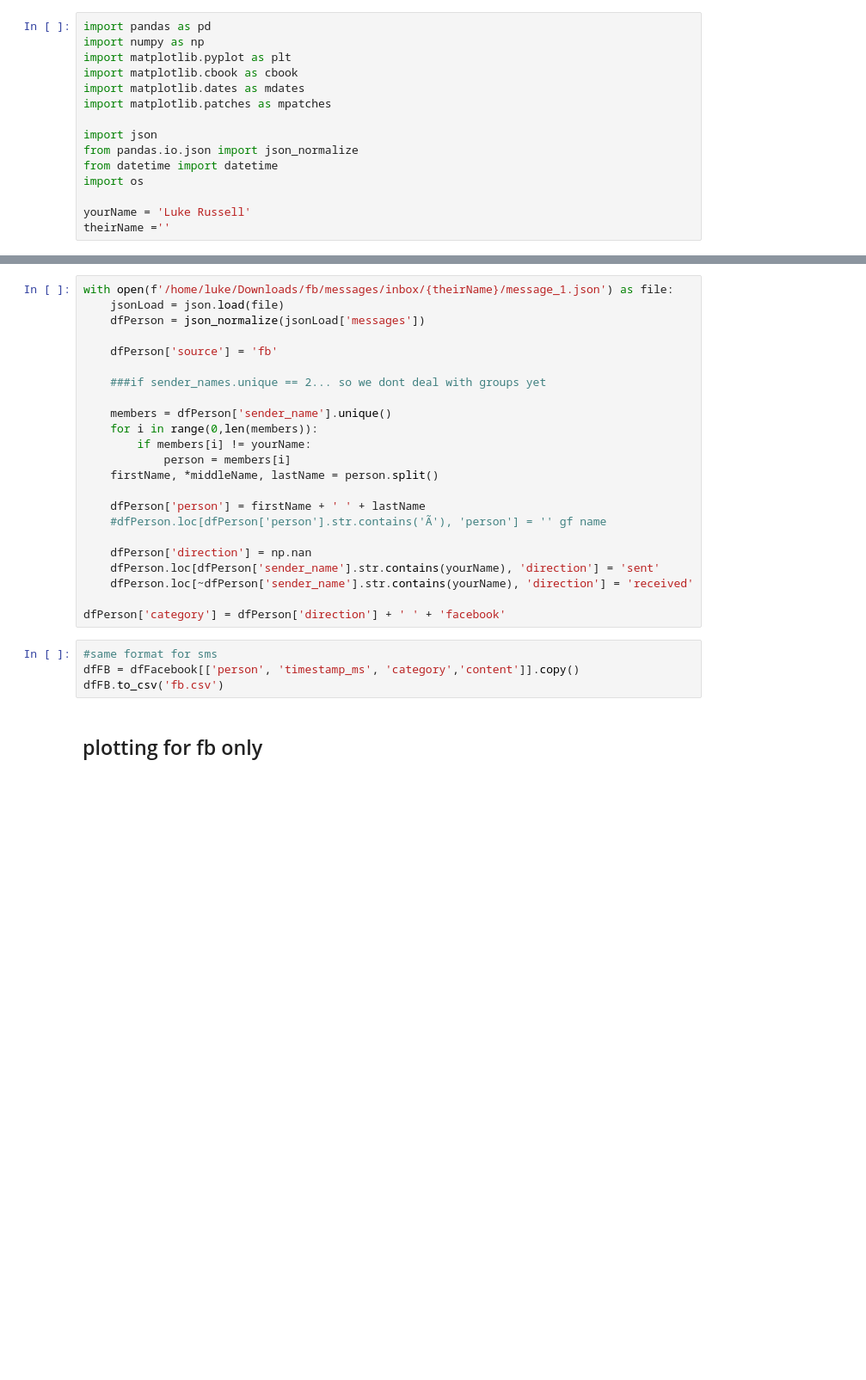
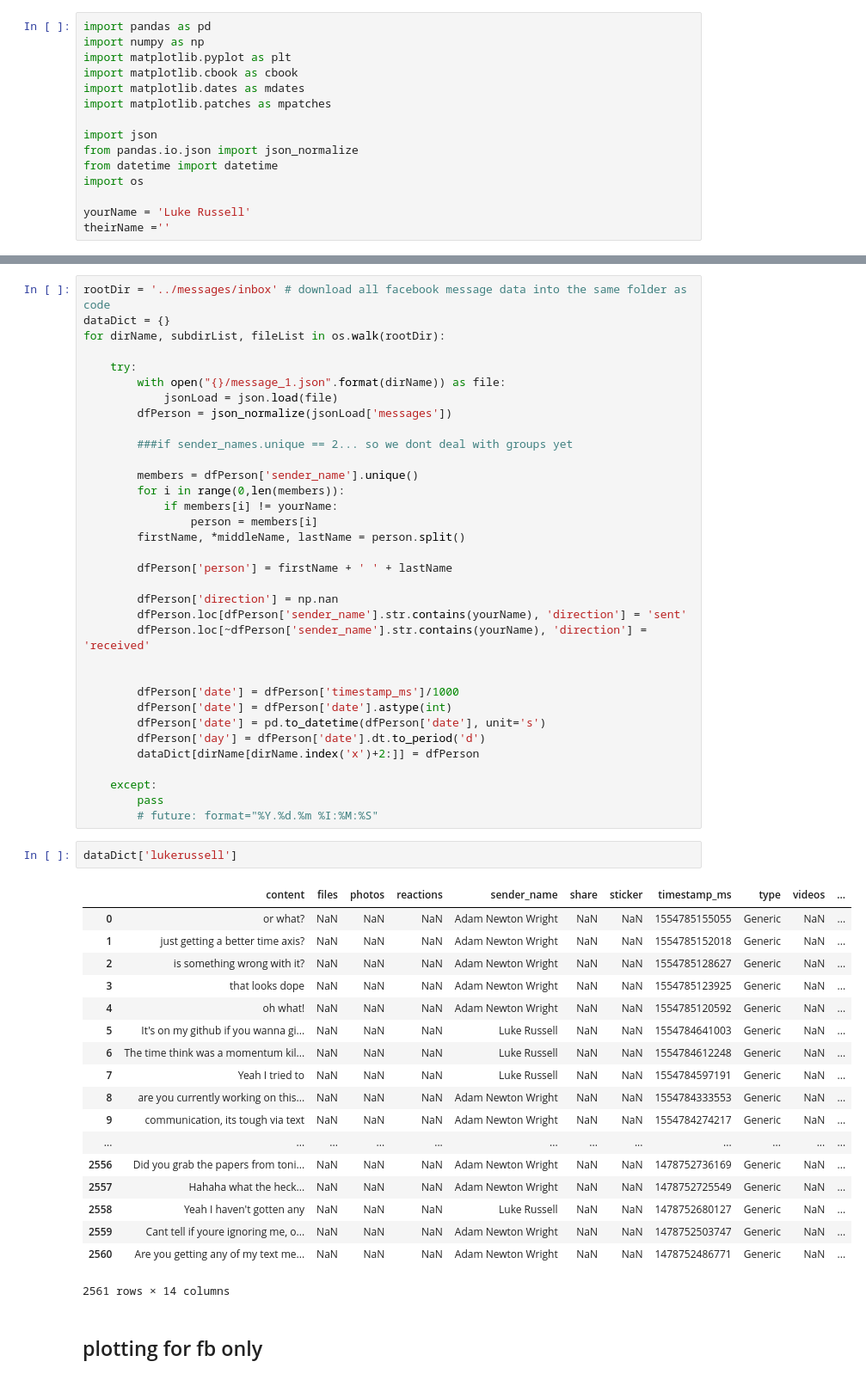
Before and after one commit to lukegalbraithrussell/messages-analysis, a Jupyter notebook: FacebookMessages.ipynb, the cells around one changed output, grey strips where cells are left out. Shown: that part at 86% size. Drawn from its saved outputs; the diff is of its cells as text; blank space fills up the shorter version.

```diff
--- a/FacebookMessages.ipynb
+++ b/FacebookMessages.ipynb
@@ -70,30 +16,58 @@ theirName =''
 # %%
-with open(f'/home/luke/Downloads/fb/messages/inbox/{theirName}/message_1.json') as file:
-    jsonLoad = json.load(file)
-    dfPerson = json_normalize(jsonLoad['messages'])
+rootDir = '../messages/inbox' # download all facebook message data into the same folder as code
+dataDict = {}
+for dirName, subdirList, fileList in os.walk(rootDir):
 
-    dfPerson['source'] = 'fb'
+    try:
+        with open("{}/message_1.json".format(dirName)) as file:
+            jsonLoad = json.load(file)
+        dfPerson = json_normalize(jsonLoad['messages'])
 
-    ###if sender_names.unique == 2... so we dont deal with groups yet
+        ###if sender_names.unique == 2... so we dont deal with groups yet
 
-    members = dfPerson['sender_name'].unique()
-    for i in range(0,len(members)):
-        if members[i] != yourName:
-            person = members[i]
-    firstName, *middleName, lastName = person.split()
+        members = dfPerson['sender_name'].unique()
+        for i in range(0,len(members)):
+            if members[i] != yourName:
+                person = members[i]
+        firstName, *middleName, lastName = person.split()
 
-    dfPerson['person'] = firstName + ' ' + lastName
-    #dfPerson.loc[dfPerson['person'].str.contains('Ã'), 'person'] = '' gf name
+        dfPerson['person'] = firstName + ' ' + lastName
 
-    dfPerson['direction'] = np.nan
-    dfPerson.loc[dfPerson['sender_name'].str.contains(yourName), 'direction'] = 'sent'
-    dfPerson.loc[~dfPerson['sender_name'].str.contains(yourName), 'direction'] = 'received'
+        dfPerson['direction'] = np.nan
+        dfPerson.loc[dfPerson['sender_name'].str.contains(yourName), 'direction'] = 'sent'
+        dfPerson.loc[~dfPerson['sender_name'].str.contains(yourName), 'direction'] = 'received'
 
-dfPerson['category'] = dfPerson['direction'] + ' ' + 'facebook'
+
+        dfPerson['date'] = dfPerson['timestamp_ms']/1000
+        dfPerson['date'] = dfPerson['date'].astype(int)
+        dfPerson['date'] = pd.to_datetime(dfPerson['date'], unit='s')
+        dfPerson['day'] = dfPerson['date'].dt.to_period('d')
+        dataDict[dirName[dirName.index('x')+2:]] = dfPerson
+
+    except:
+        pass
+        # future: format="%Y.%d.%m %I:%M:%S"
-# %%
-#same format for sms
-dfFB = dfFacebook[['person', 'timestamp_ms', 'category','content']].copy()
-dfFB.to_csv('fb.csv')
+# %%
+dataDict['lukerussell']
+# %% [output]
+|  | content | files | photos | reactions | sender_name | share | sticker | timestamp_ms | type | videos | ... |
+| 0 | or what? | NaN | NaN | NaN | Adam Newton Wright | NaN | NaN | 1554785155055 | Generic | NaN | ... |
+| 1 | just getting a better time axis? | NaN | NaN | NaN | Adam Newton Wright | NaN | NaN | 1554785152018 | Generic | NaN | ... |
+| 2 | is something wrong with it? | NaN | NaN | NaN | Adam Newton Wright | NaN | NaN | 1554785128627 | Generic | NaN | ... |
+| 3 | that looks dope | NaN | NaN | NaN | Adam Newton Wright | NaN | NaN | 1554785123925 | Generic | NaN | ... |
+| 4 | oh what! | NaN | NaN | NaN | Adam Newton Wright | NaN | NaN | 1554785120592 | Generic | NaN | ... |
+| 5 | It's on my github if you wanna gi... | NaN | NaN | NaN | Luke Russell | NaN | NaN | 1554784641003 | Generic | NaN | ... |
+| 6 | The time think was a momentum kil... | NaN | NaN | NaN | Luke Russell | NaN | NaN | 1554784612248 | Generic | NaN | ... |
+| 7 | Yeah I tried to | NaN | NaN | NaN | Luke Russell | NaN | NaN | 1554784597191 | Generic | NaN | ... |
+| 8 | are you currently working on this... | NaN | NaN | NaN | Adam Newton Wright | NaN | NaN | 1554784333553 | Generic | NaN | ... |
+| 9 | communication, its tough via text | NaN | NaN | NaN | Adam Newton Wright | NaN | NaN | 1554784274217 | Generic | NaN | ... |
+| ... | ... | ... | ... | ... | ... | ... | ... | ... | ... | ... | ... |
+| 2556 | Did you grab the papers from toni... | NaN | NaN | NaN | Adam Newton Wright | NaN | NaN | 1478752736169 | Generic | NaN | ... |
+| 2557 | Hahaha what the heck... | NaN | NaN | NaN | Adam Newton Wright | NaN | NaN | 1478752725549 | Generic | NaN | ... |
+| 2558 | Yeah I haven't gotten any | NaN | NaN | NaN | Luke Russell | NaN | NaN | 1478752680127 | Generic | NaN | ... |
+| 2559 | Cant tell if youre ignoring me, o... | NaN | NaN | NaN | Adam Newton Wright | NaN | NaN | 1478752503747 | Generic | NaN | ... |
+| 2560 | Are you getting any of my text me... | NaN | NaN | NaN | Adam Newton Wright | NaN | NaN | 1478752486771 | Generic | NaN | ... |
+2561 rows × 14 columns
 # %% [markdown]
 ## plotting for fb only
 # %%
```
Also changed, not shown: parts of 7 cells of this notebook.
